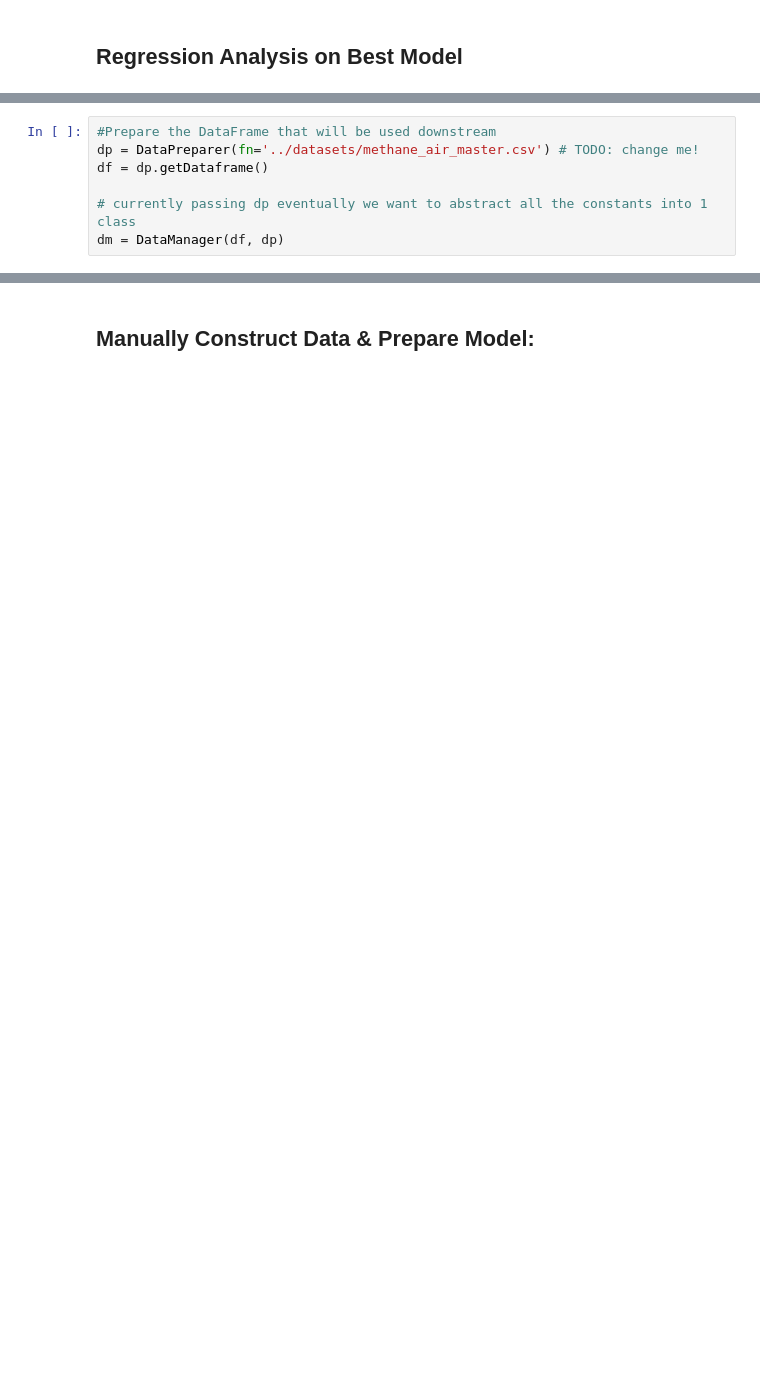
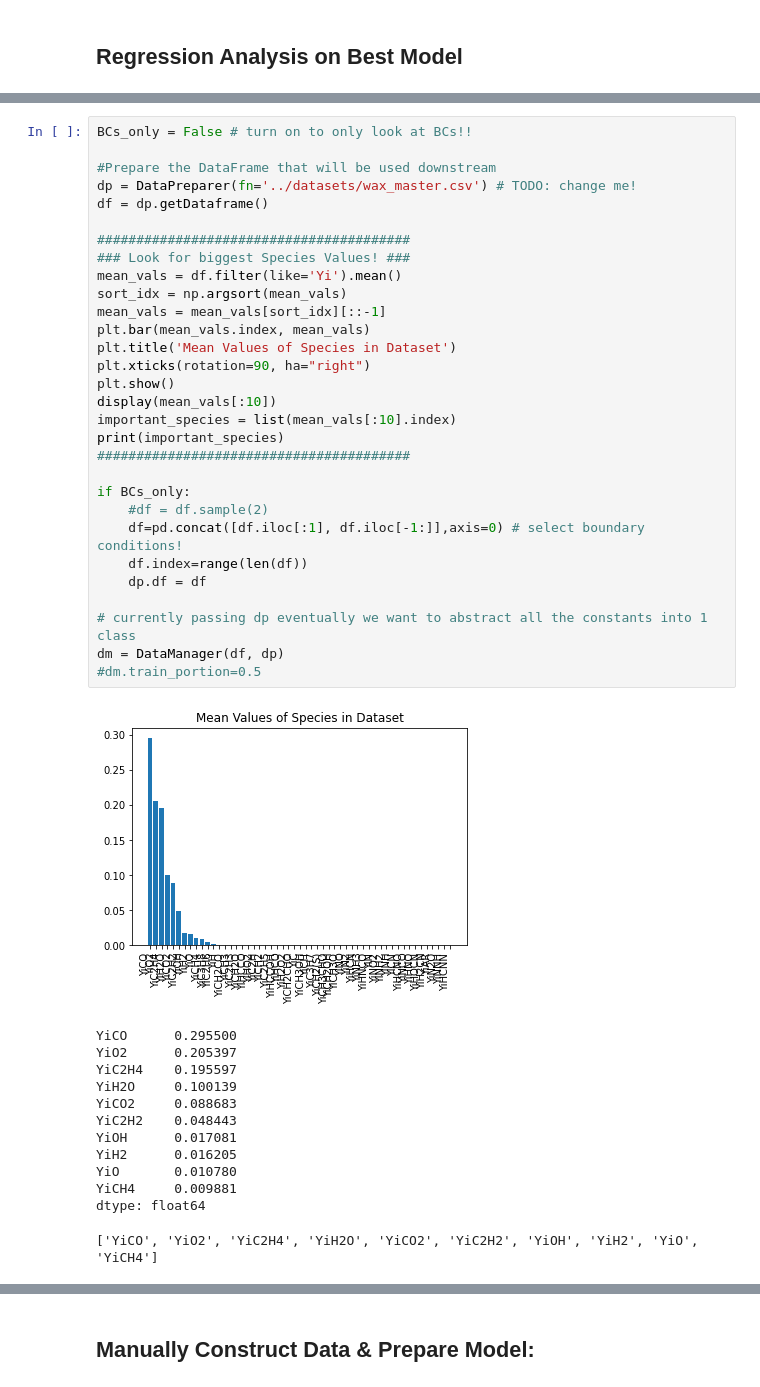
Before and after one commit to amolsalunkhe/ChemTab, a Jupyter notebook: src/Best_Model_Evaluation.ipynb, the cells around one changed output, grey strips where cells are left out. Drawn from its saved outputs; the diff is of its cells as text; blank space fills up the shorter version.

```diff
--- a/src/Best_Model_Evaluation.ipynb
+++ b/src/Best_Model_Evaluation.ipynb
@@ -27,10 +28,47 @@ assert pd.__path__[0]!='/opt/anaconda/lib/python3.8/site-packages/pandas', 'Erro
 # %%
+BCs_only = False # turn on to only look at BCs!!
+
 #Prepare the DataFrame that will be used downstream
-dp = DataPreparer(fn='../datasets/methane_air_master.csv') # TODO: change me!
+dp = DataPreparer(fn='../datasets/wax_master.csv') # TODO: change me!
 df = dp.getDataframe()
+
+########################################
+### Look for biggest Species Values! ###
+mean_vals = df.filter(like='Yi').mean()
+sort_idx = np.argsort(mean_vals)
+mean_vals = mean_vals[sort_idx][::-1]
+plt.bar(mean_vals.index, mean_vals)
+plt.title('Mean Values of Species in Dataset')
+plt.xticks(rotation=90, ha="right")
+plt.show()
+display(mean_vals[:10])
+important_species = list(mean_vals[:10].index)
+print(important_species)
+########################################
+
+if BCs_only:
+    #df = df.sample(2)
+    df=pd.concat([df.iloc[:1], df.iloc[-1:]],axis=0) # select boundary conditions!
+    df.index=range(len(df))
+    dp.df = df
 
 # currently passing dp eventually we want to abstract all the constants into 1 class
 dm = DataManager(df, dp)
+#dm.train_portion=0.5
+# %% [output]
+[figure, added]
+YiCO      0.295500
+YiO2      0.205397
+YiC2H4    0.195597
+YiH2O     0.100139
+YiCO2     0.088683
+YiC2H2    0.048443
+YiOH      0.017081
+YiH2      0.016205
+YiO       0.010780
+YiCH4     0.009881
+dtype: float64
+['YiCO', 'YiO2', 'YiC2H4', 'YiH2O', 'YiCO2', 'YiC2H2', 'YiOH', 'YiH2', 'YiO', 'YiCH4']
 # %%
 """ prepare PCDNNV2 for loading (from prior experiments) """
 
```
Also changed, not shown: parts of 14 cells of this notebook.
